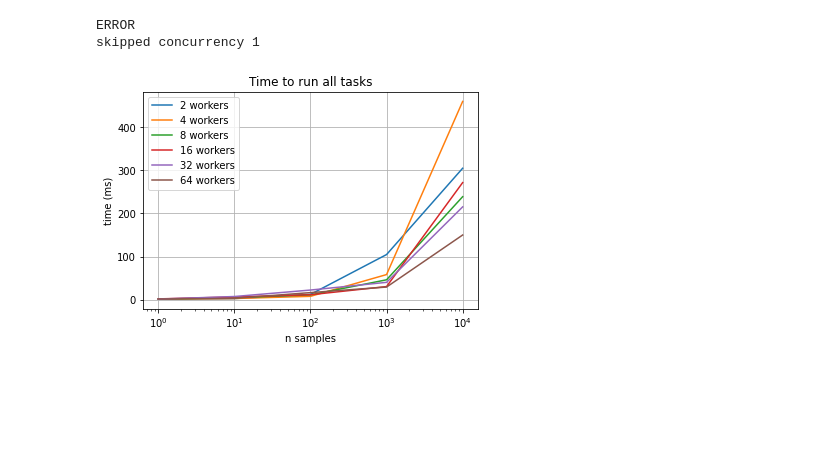
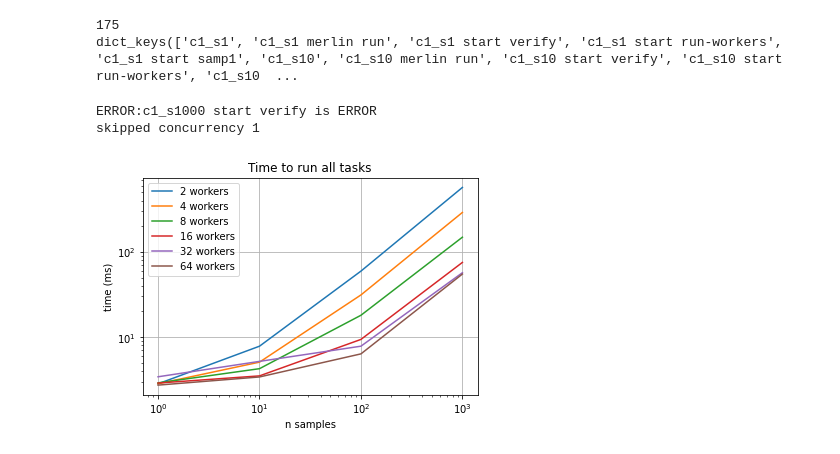
Before and after one commit to AlexanderWinterLLNL/merlin, a Jupyter notebook: merlin/examples/workflows/null_spec/scripts/plot-single-dataset.ipynb, the cells around one changed output. Cells and saved outputs as stored; diff of their text form; code cells hidden in the pictures; blank space fills up the shorter version.

```diff
--- a/merlin/examples/workflows/null_spec/scripts/plot-single-dataset.ipynb
+++ b/merlin/examples/workflows/null_spec/scripts/plot-single-dataset.ipynb
@@ -12,42 +12,62 @@ data_id = "24"
 
 with open(f'my_data{data_id}.yaml') as f:
     data = yaml.safe_load(f)
+# %%
+concurrencies = [1,2,4,8,16,32,64]
+#samples = [100000]
+#samples = [1,10,100,1000,10000]
+samples = [1,10,100,1000]
+avoid_samples = [10000]
+# %%
+print(len(data))
+print(data.keys())
+# %% [output]
+175
+dict_keys(['c1_s1', 'c1_s1 merlin run', 'c1_s1 start verify', 'c1_s1 start run-workers', 'c1_s1 start samp1', 'c1_s10', 'c1_s10 merlin run', 'c1_s10 start verify', 'c1_s10 start run-workers', 'c1_s10  ...
 # %%
 # TOTAL WF TIME
 # OVERHEAD TYPE 2
 
-concurrencies = [1,2,4,8,16,32,64]
-samples = [1,10,100,1000,10000]
+#concurrencies = [1,2,4,8,16,32,64]
+#samples = [1,10,100,1000,10000]
 fig, ax = plt.subplots()
 
 for con in concurrencies:
     all_task_times = []
     for name, val in data.items():
+        stop = False
+        for avoid in avoid_samples:
+            if (name.endswith(f"_s{str(avoid)}")) or (f"_s{str(avoid)} " in name):
+                stop = True
+                break
+        if stop:
+            continue
         if f"c{con}_" in name and "start verify" in name:
             if "ERROR" in str(val):
-                print("ERROR")
+                print("ERROR:" + name + " is " + str(val))
                 break
             start_verify = val
         if f"c{con}_" in name and "start run-workers" in name:
             start_run_workers = val
             all_task_times.append((start_verify - start_run_workers))
 
     try:
         ax.plot(samples, all_task_times, label=f"{con} workers")
     except ValueError as e:
         print(f"skipped concurrency {con}")
         continue
 
 plt.xscale("log")
+plt.yscale("log")
 ax.legend()
 
 ax.set(xlabel='n samples', ylabel='time (ms)',
                title='Time to run all tasks')
 ax.grid()
 
-#fig.savefig(f"figs/all_task_time__{data_id}.png")
+fig.savefig(f"figs/all_task_time__{data_id}.png")
 plt.show()
 # %% [output]
-ERROR
+ERROR:c1_s1000 start verify is ERROR
 skipped concurrency 1
-[figure, old version]
+[figure, new version]
```
Also changed, not shown: parts of 7 cells of this notebook, 1 other file.
